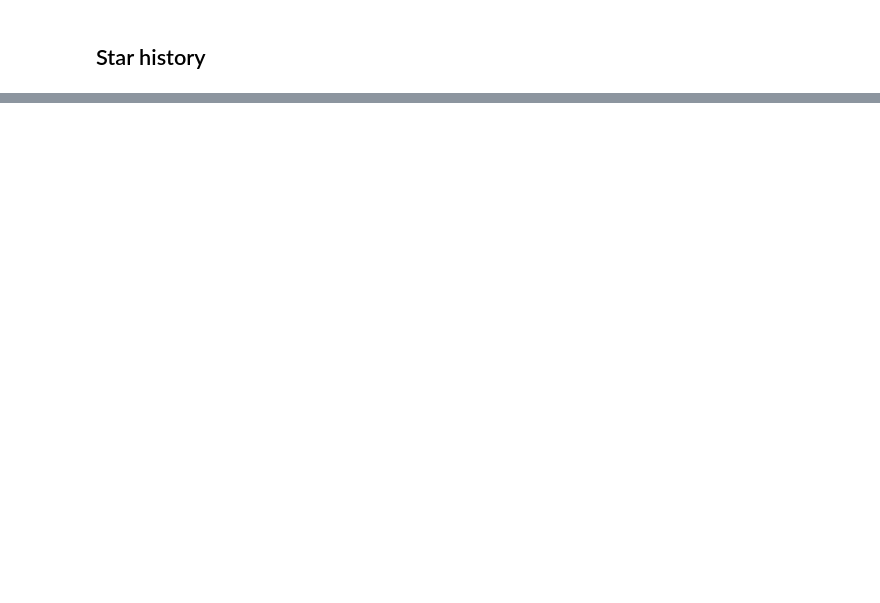
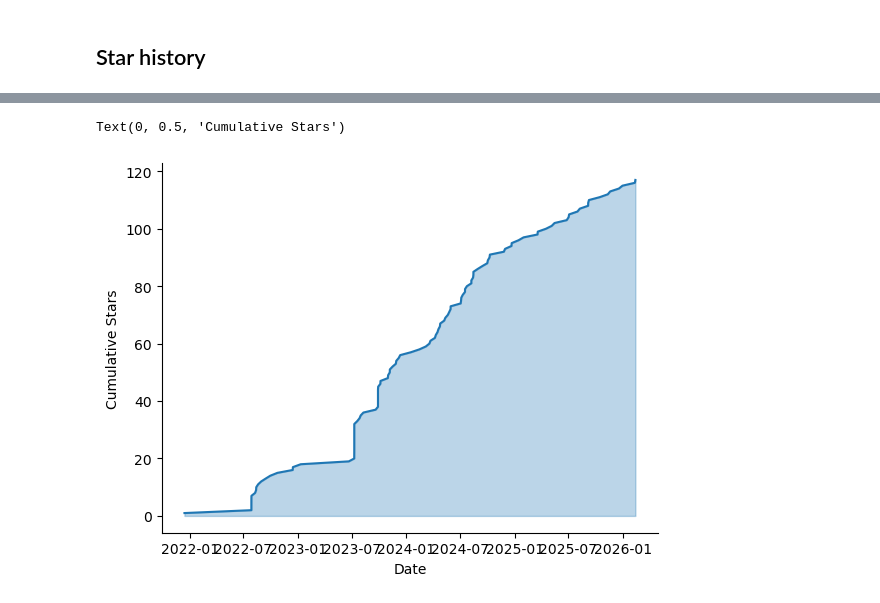
Before and after one commit to festim-dev/pose, a Jupyter notebook: main.ipynb, the cells around one changed output, grey strips where cells are left out. Saved outputs shown, nothing was run; the diff lists cells and outputs as text; code cells hidden in the pictures; blank space fills up the shorter version.

```diff
--- a/main.ipynb
+++ b/main.ipynb
@@ -137,0 +182,4 @@ plt.show()
+# %%
+# Each item now has "starred_at" and "user"
+for star in all_stars:
+    print(star["starred_at"], star["user"]["login"])
@@ -137,0 +204,27 @@ plt.show()
+# %%
+from numpy import cumsum
+from datetime import datetime
+
+# Convert "starred_at" to datetime and sort
+star_dates = sorted(
+    [datetime.strptime(star["starred_at"], "%Y-%m-%dT%H:%M:%SZ") for star in all_stars]
+)
+# Create a cumulative count of stars over time
+cumulative_stars = cumsum([1] * len(star_dates))
+# %%
+import matplotlib.pyplot as plt
+
+
+def plot_star_history(fillbetween=True):
+    (l,) = plt.plot(star_dates, cumulative_stars)
+    if fillbetween:
+        plt.fill_between(star_dates, cumulative_stars, alpha=0.3, color=l.get_color())
+
+    return l
+
+plot_star_history()
+plt.xlabel("Date")
+plt.ylabel("Cumulative Stars")
+# %% [output]
+Text(0, 0.5, 'Cumulative Stars')
+[figure, added]
```
Also changed, not shown: parts of 32 cells of this notebook, 7 other files.
